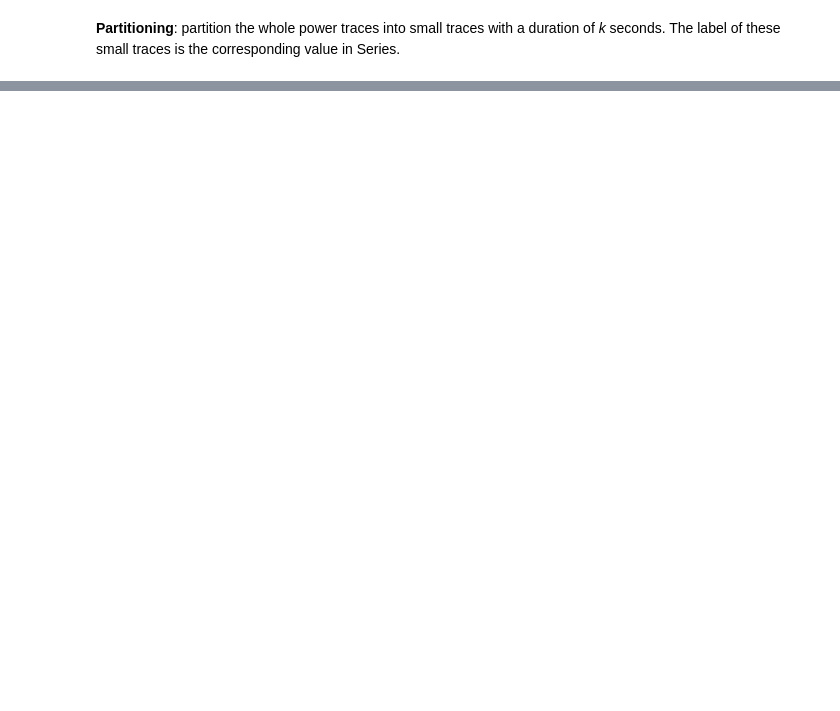
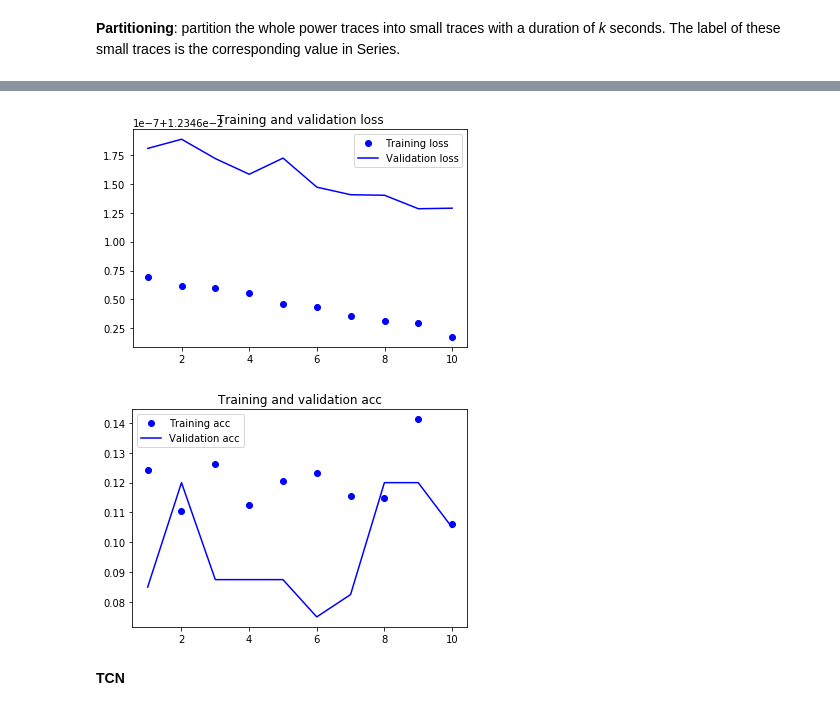
Before and after one commit to Enihsuns/Power-traces-analysis, a Jupyter notebook: python/main.ipynb, the cells around one changed output, grey strips where cells are left out. Saved outputs shown, nothing was run; the diff lists cells and outputs as text; code cells hidden in the pictures; blank space fills up the shorter version.

```diff
--- a/python/main.ipynb
+++ b/python/main.ipynb
@@ -152,0 +342,3 @@ print("{0} train + {1} test".format(len(X_train), len(X_test)))
+# %%
+nn_y_train = np.zeros([len(y_train), len(encoder.classes_)])
+nn_y_test = np.zeros([len(y_test), len(encoder.classes_)])
@@ -152,0 +358,13 @@ print("{0} train + {1} test".format(len(X_train), len(X_test)))
+# %%
+model = Sequential()
+
+model.add(Dense(1000, activation='relu', input_dim=30))
+model.add(Dense(9, activation='softmax'))
+
+adam = Adam()
+model.compile(loss='mse',
+              optimizer=adam,
+              metrics=['accuracy'])
+
+history = m.fit(X_train[:train_size], nn_y_train[:train_size],
+                epochs=10, batch_size=200, validation_split=0.2)
@@ -152,0 +390,33 @@ print("{0} train + {1} test".format(len(X_train), len(X_test)))
+# %%
+loss = history.history['loss']
+val_loss = history.history['val_loss']
+
+epochs = range(1, len(loss) + 1)
+
+plt.figure()
+
+plt.plot(epochs, loss, 'bo', label='Training loss')
+plt.plot(epochs, val_loss, 'b', label='Validation loss')
+plt.title('Training and validation loss')
+plt.legend()
+
+plt.show()
+
+acc = history.history['acc']
+val_acc = history.history['val_acc']
+
+epochs = range(1, len(acc) + 1)
+
+plt.figure()
+
+plt.plot(epochs, acc, 'bo', label='Training acc')
+plt.plot(epochs, val_acc, 'b', label='Validation acc')
+plt.title('Training and validation acc')
+plt.legend()
+
+plt.show()
+# %% [output]
+[figure, added]
+[figure, added]
+# %% [markdown]
+**TCN**
```
Also changed, not shown: parts of 37 cells of this notebook, 1 other file.
